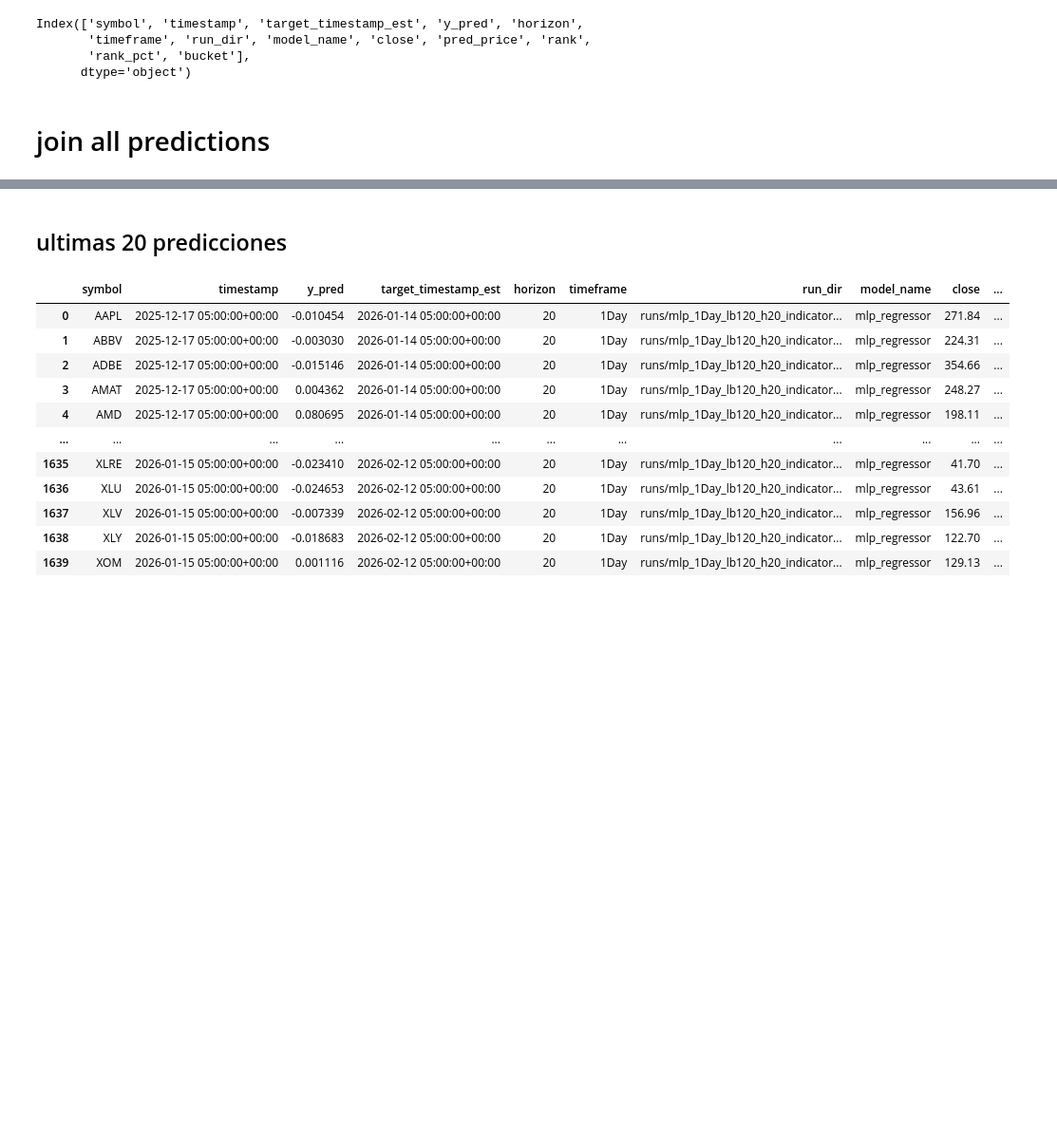
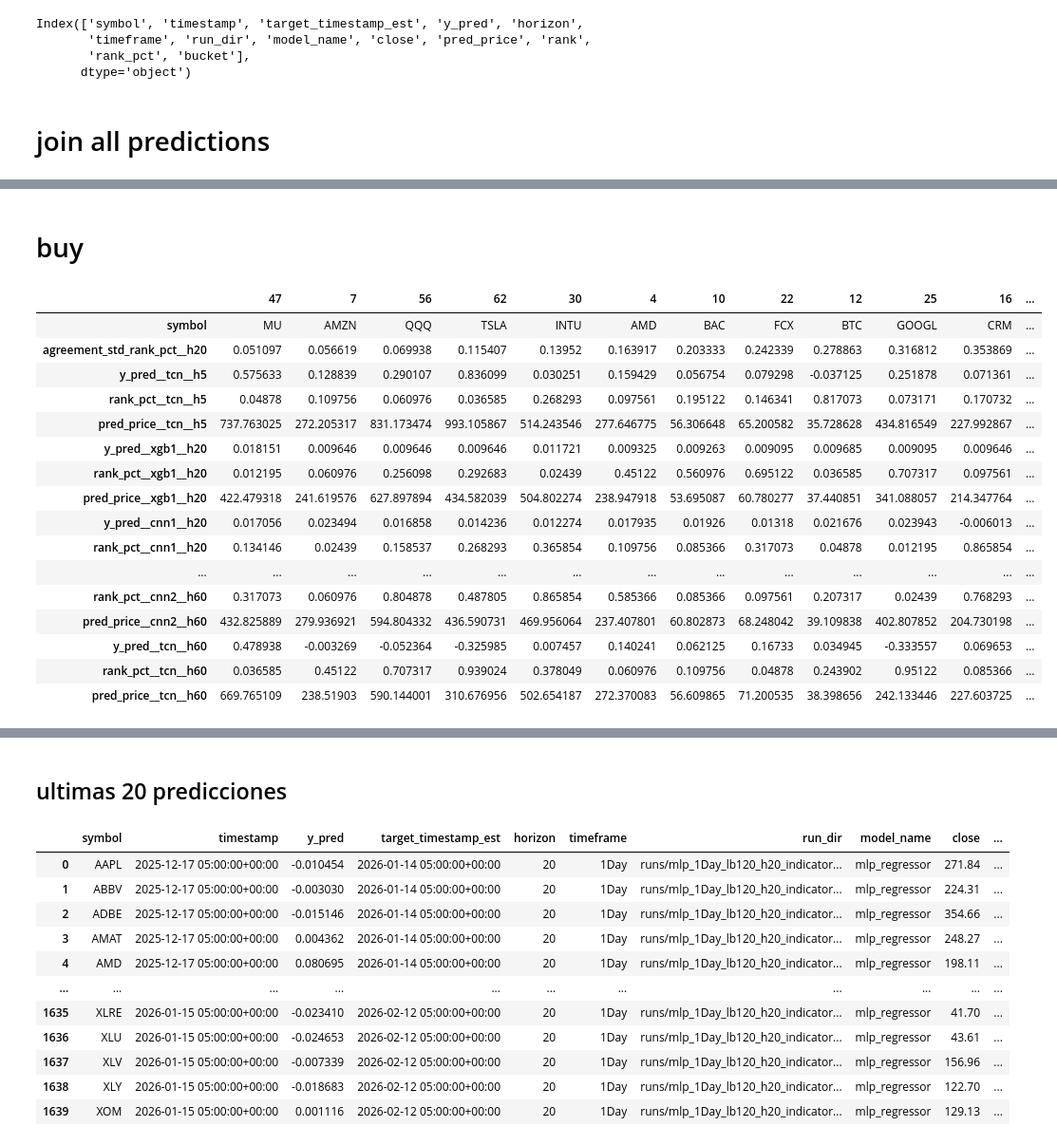
Before and after one commit to APROHACK124/finance-modelling, a Jupyter notebook: machine_learning/predict.ipynb, the cells around one changed output, grey strips where cells are left out. Shown at 95% size. Cells and saved outputs as stored; diff of their text form; code cells hidden in the pictures; blank space fills up the shorter version.

```diff
--- a/machine_learning/predict.ipynb
+++ b/machine_learning/predict.ipynb
@@ -651,0 +657,26 @@ FileNotFoundError: No encuentro artifact en runs/tcn_walkforward_2026-01-26_....
+# %%
+import numpy as np
+
+def add_custom_scores(df: pd.DataFrame, weights_by_h: dict) -> pd.DataFrame:
+    df = df.copy()
+    parts = []
+    wsum = 0.0
+    for h, w in weights_by_h.items():
+        col = f"ensemble_signal__h{h}"   # existe si combine_model_preds_common_day la creó
+        if col in df.columns:
+            parts.append(df[col].astype(float) * float(w))
+            wsum += float(w)
+    if wsum > 0 and parts:
+        df["score_combo"] = sum(parts) / wsum
+    else:
+        df["score_combo"] = np.nan
+    return df
+
+# ejemplo: más peso a 20d que a 60d
+tbl_wide = add_custom_scores(tbl_wide, weights_by_h={20: 0.7, 60: 0.3})
+
+# Top buys
+tbl_wide.sort_values("score_combo", ascending=False).head(50)
+
+# Top sells
+tbl_wide.sort_values("score_combo", ascending=True).T.head(70)
@@ -651,0 +809,15 @@ FileNotFoundError: No encuentro artifact en runs/tcn_walkforward_2026-01-26_....
+# %%
+tbl_flags = add_signal_flags(tbl_wide, xgb_models=("xgb1__h20", "xgb2__h60"), cnn_models=("cnn1__h20", "cnn2__h60"), tcn_models=("tcn__h20",))
+
+relaxed_buys  = filter_by_signal(tbl_flags, "relaxed_buy")
+relaxed_sells = filter_by_signal(tbl_flags, "relaxed_sell")
+
+medium_buys   = filter_by_signal(tbl_flags, "medium_buy")
+medium_sells  = filter_by_signal(tbl_flags, "medium_sell")
+
+strict_buys   = filter_by_signal(tbl_flags, "strict_buy")
+strict_sells  = filter_by_signal(tbl_flags, "strict_sell")
+
+# dejar solo columnas pred_price/rank_pct/y_pred por modelo
+tbl_pred_only = keep_pred_cols_only(tbl_flags)
+relaxed_buys.columns
@@ -651,0 +842,22 @@ FileNotFoundError: No encuentro artifact en runs/tcn_walkforward_2026-01-26_....
+# %% [markdown]
+# buy
+# %%
+keep_pred_cols_only(relaxed_buys.sort_values(by='agreement_std_rank_pct__h20')).T.head(60)
+# %% [output]
+|  | 47 | 7 | 56 | 62 | 30 | 4 | 10 | 22 | 12 | 25 | 16 | ... |
+| symbol | MU | AMZN | QQQ | TSLA | INTU | AMD | BAC | FCX | BTC | GOOGL | CRM | ... |
+| agreement_std_rank_pct__h20 | 0.051097 | 0.056619 | 0.069938 | 0.115407 | 0.13952 | 0.163917 | 0.203333 | 0.242339 | 0.278863 | 0.316812 | 0.353869 | ... |
+| y_pred__tcn__h5 | 0.575633 | 0.128839 | 0.290107 | 0.836099 | 0.030251 | 0.159429 | 0.056754 | 0.079298 | -0.037125 | 0.251878 | 0.071361 | ... |
+| rank_pct__tcn__h5 | 0.04878 | 0.109756 | 0.060976 | 0.036585 | 0.268293 | 0.097561 | 0.195122 | 0.146341 | 0.817073 | 0.073171 | 0.170732 | ... |
+| pred_price__tcn__h5 | 737.763025 | 272.205317 | 831.173474 | 993.105867 | 514.243546 | 277.646775 | 56.306648 | 65.200582 | 35.728628 | 434.816549 | 227.992867 | ... |
+| y_pred__xgb1__h20 | 0.018151 | 0.009646 | 0.009646 | 0.009646 | 0.011721 | 0.009325 | 0.009263 | 0.009095 | 0.009685 | 0.009095 | 0.009646 | ... |
+| rank_pct__xgb1__h20 | 0.012195 | 0.060976 | 0.256098 | 0.292683 | 0.02439 | 0.45122 | 0.560976 | 0.695122 | 0.036585 | 0.707317 | 0.097561 | ... |
+| pred_price__xgb1__h20 | 422.479318 | 241.619576 | 627.897894 | 434.582039 | 504.802274 | 238.947918 | 53.695087 | 60.780277 | 37.440851 | 341.088057 | 214.347764 | ... |
+| y_pred__cnn1__h20 | 0.017056 | 0.023494 | 0.016858 | 0.014236 | 0.012274 | 0.017935 | 0.01926 | 0.01318 | 0.021676 | 0.023943 | -0.006013 | ... |
+| rank_pct__cnn1__h20 | 0.134146 | 0.02439 | 0.158537 | 0.268293 | 0.365854 | 0.109756 | 0.085366 | 0.317073 | 0.04878 | 0.012195 | 0.865854 | ... |
+| ... | ... | ... | ... | ... | ... | ... | ... | ... | ... | ... | ... | ... |
+| rank_pct__cnn2__h60 | 0.317073 | 0.060976 | 0.804878 | 0.487805 | 0.865854 | 0.585366 | 0.085366 | 0.097561 | 0.207317 | 0.02439 | 0.768293 | ... |
+| pred_price__cnn2__h60 | 432.825889 | 279.936921 | 594.804332 | 436.590731 | 469.956064 | 237.407801 | 60.802873 | 68.248042 | 39.109838 | 402.807852 | 204.730198 | ... |
+| y_pred__tcn__h60 | 0.478938 | -0.003269 | -0.052364 | -0.325985 | 0.007457 | 0.140241 | 0.062125 | 0.16733 | 0.034945 | -0.333557 | 0.069653 | ... |
+| rank_pct__tcn__h60 | 0.036585 | 0.45122 | 0.707317 | 0.939024 | 0.378049 | 0.060976 | 0.109756 | 0.04878 | 0.243902 | 0.95122 | 0.085366 | ... |
+| pred_price__tcn__h60 | 669.765109 | 238.51903 | 590.144001 | 310.676956 | 502.654187 | 272.370083 | 56.609865 | 71.200535 | 38.398656 | 242.133446 | 227.603725 | ... |
```
Also changed, not shown: parts of 16 cells of this notebook, 3 other files.
